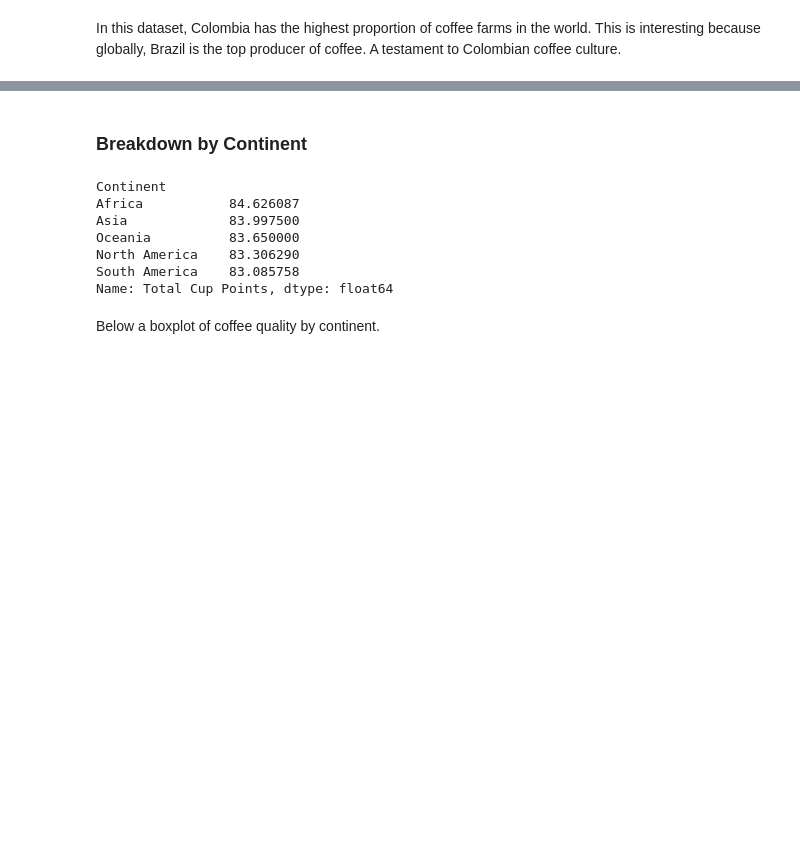
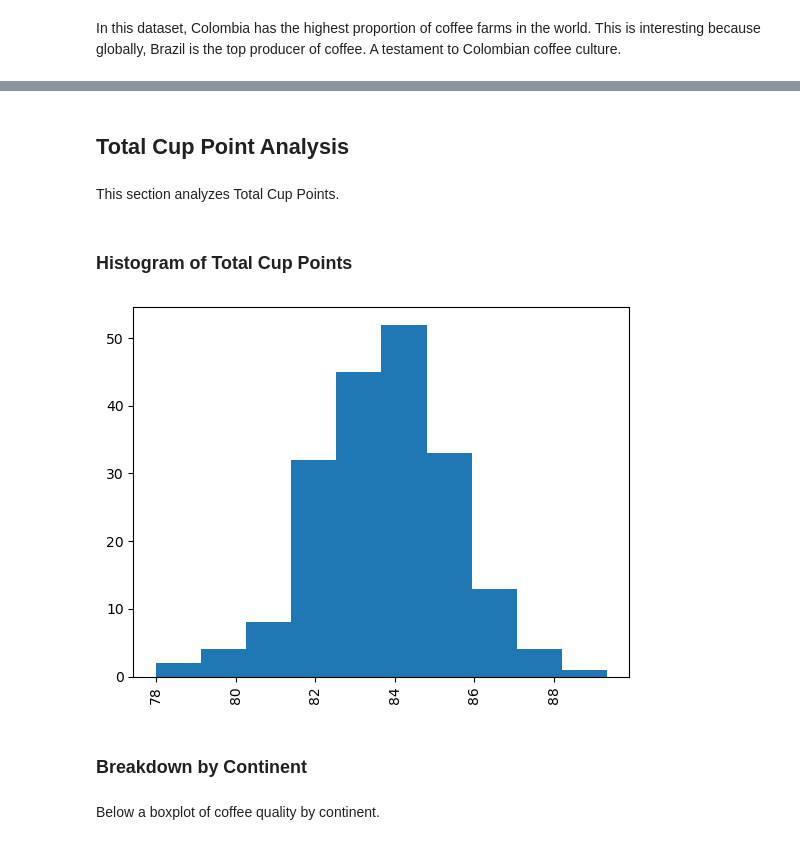
Before and after one commit to sebastianlortiz/Coffee-Data-Visualization-Project, a Jupyter notebook: Coffee Project.ipynb, the cells around one changed output, grey strips where cells are left out. Cells and saved outputs as stored; diff of their text form; code cells hidden in the pictures; blank space fills up the shorter version.

```diff
--- a/Coffee Project.ipynb
+++ b/Coffee Project.ipynb
@@ -268,15 +302,17 @@ In this dataset, Colombia has the highest proportion of coffee farms in the worl
+# %% [markdown]
+## Total Cup Point Analysis
+# %% [markdown]
+This section analyzes Total Cup Points.
+# %% [markdown]
+### Histogram of Total Cup Points
+# %%
+plt.hist(df['Total Cup Points'])
+plt.xticks(rotation=90, fontsize = 10)
+plt.show()
+# %% [output]
+[figure, added]
 # %% [markdown]
 ### Breakdown by Continent
-# %%
-df.groupby('Continent').mean('Overall')['Total Cup Points'].sort_values(ascending=False)
-# %% [output]
-Continent
-Africa           84.626087
-Asia             83.997500
-Oceania          83.650000
-North America    83.306290
-South America    83.085758
-Name: Total Cup Points, dtype: float64
 # %% [markdown]
 Below a boxplot of coffee quality by continent.
 # %%
```
Also changed, not shown: parts of 71 cells of this notebook, 1 other file.
